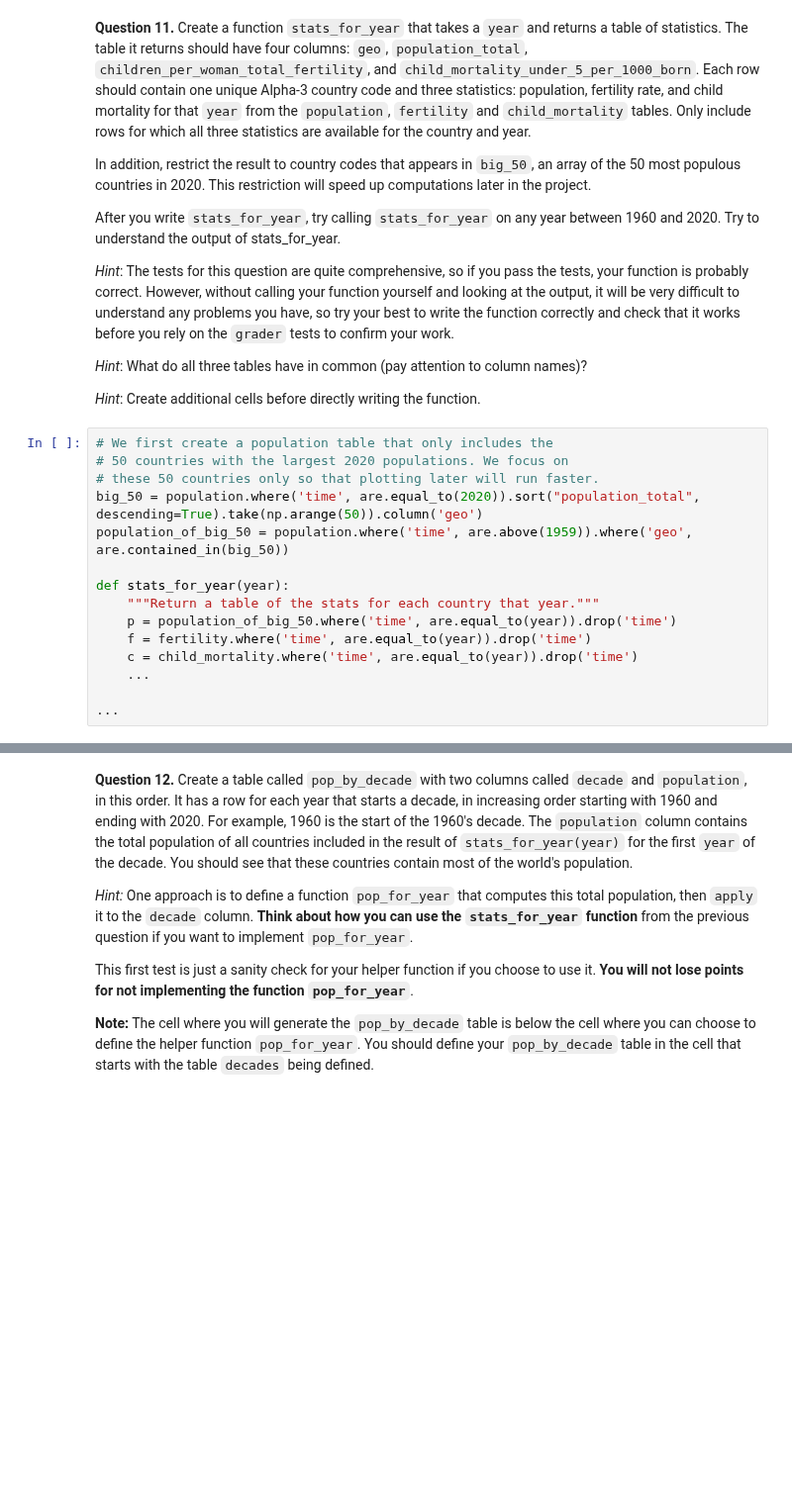
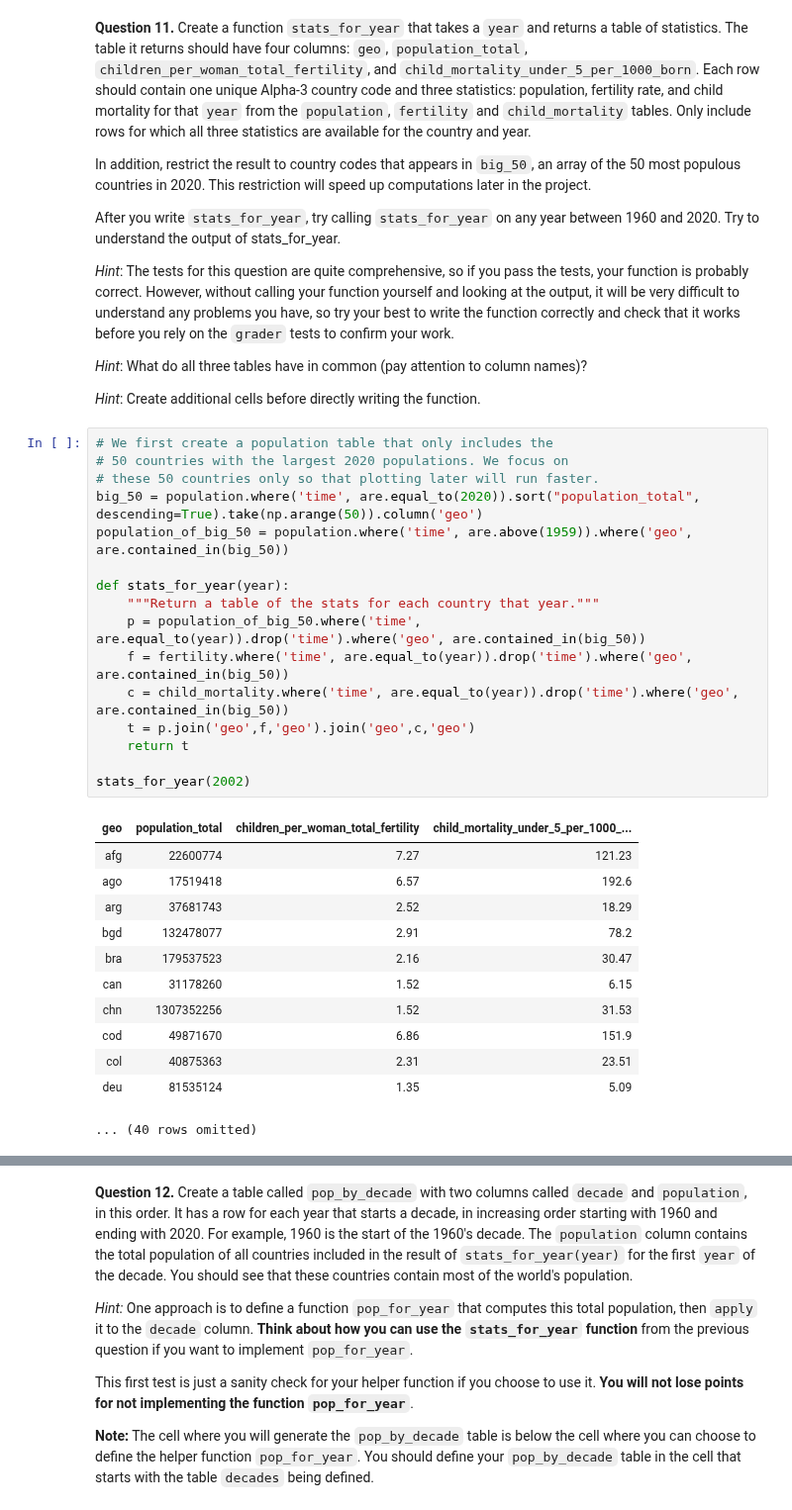
Before and after one commit to MRowe13/24-fall-data1350, a Jupyter notebook: Projects/project1/project1.ipynb, the cells around one changed output, grey strips where cells are left out. Shown at 99% size. Drawn from its saved outputs; the diff is of its cells as text; blank space fills up the shorter version.

```diff
--- a/Projects/project1/project1.ipynb
+++ b/Projects/project1/project1.ipynb
@@ -416,17 +400,31 @@ After you write `stats_for_year`, try calling `stats_for_year` on any year betwe
 # %%
 # We first create a population table that only includes the
 # 50 countries with the largest 2020 populations. We focus on
 # these 50 countries only so that plotting later will run faster.
 big_50 = population.where('time', are.equal_to(2020)).sort("population_total", descending=True).take(np.arange(50)).column('geo')
 population_of_big_50 = population.where('time', are.above(1959)).where('geo', are.contained_in(big_50))
 
 def stats_for_year(year):
     """Return a table of the stats for each country that year."""
-    p = population_of_big_50.where('time', are.equal_to(year)).drop('time')
-    f = fertility.where('time', are.equal_to(year)).drop('time')
-    c = child_mortality.where('time', are.equal_to(year)).drop('time')
-    ...
+    p = population_of_big_50.where('time', are.equal_to(year)).drop('time').where('geo', are.contained_in(big_50))
+    f = fertility.where('time', are.equal_to(year)).drop('time').where('geo', are.contained_in(big_50))
+    c = child_mortality.where('time', are.equal_to(year)).drop('time').where('geo', are.contained_in(big_50))
+    t = p.join('geo',f,'geo').join('geo',c,'geo')
+    return t
 
-...
+stats_for_year(2002)
+# %% [output]
+| geo | population_total | children_per_woman_total_fertility | child_mortality_under_5_per_1000_... |
+| afg | 22600774 | 7.27 | 121.23 |
+| ago | 17519418 | 6.57 | 192.6 |
+| arg | 37681743 | 2.52 | 18.29 |
+| bgd | 132478077 | 2.91 | 78.2 |
+| bra | 179537523 | 2.16 | 30.47 |
+| can | 31178260 | 1.52 | 6.15 |
+| chn | 1307352256 | 1.52 | 31.53 |
+| cod | 49871670 | 6.86 | 151.9 |
+| col | 40875363 | 2.31 | 23.51 |
+| deu | 81535124 | 1.35 | 5.09 |
+... (40 rows omitted)
 # %%
 grader.check("q1_11")
```
Also changed, not shown: parts of 8 cells of this notebook, 1 other file.
